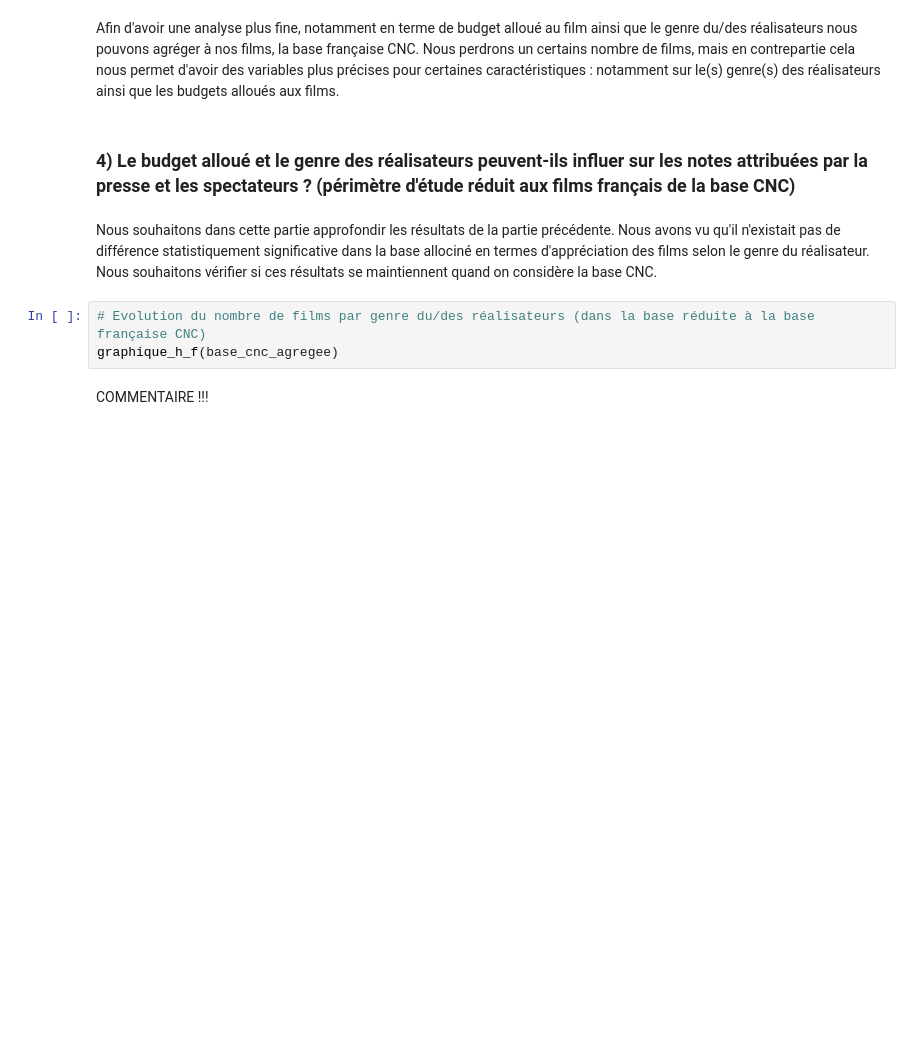
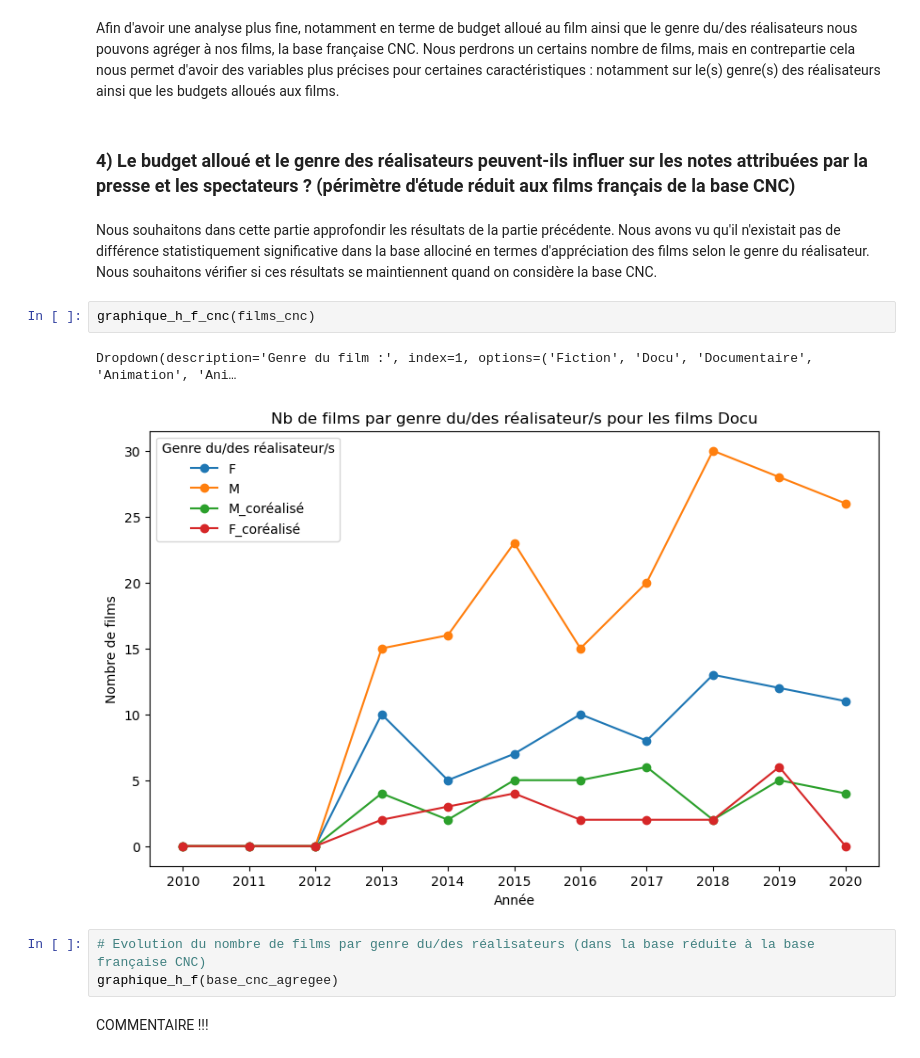
Before and after one commit to Clement-Dn/Projet_Cin-, a Jupyter notebook: Rapport_Projet_Cinema.ipynb, the cells around one changed output. Cells and saved outputs as stored; diff of their text form; blank space fills up the shorter version.

Commit message:
changement du graphique évolution

```diff
--- a/Rapport_Projet_Cinema.ipynb
+++ b/Rapport_Projet_Cinema.ipynb
@@ -380,6 +398,11 @@ Afin d'avoir une analyse plus fine, notamment en terme de budget alloué au film
 ### 4) Le budget alloué et le genre des réalisateurs peuvent-ils influer sur les notes attribuées par la presse et les spectateurs ? (périmètre d'étude réduit aux films français de la base CNC)
 # %% [markdown]
 Nous souhaitons dans cette partie approfondir les résultats de la partie précédente. Nous avons vu qu'il n'existait pas de différence statistiquement significative dans la base allociné en termes d'appréciation des films selon le genre du réalisateur. Nous souhaitons vérifier si ces résultats se maintiennent quand on considère la base CNC.
+# %%
+graphique_h_f_cnc(films_cnc)
+# %% [output]
+Dropdown(description='Genre du film :', index=1, options=('Fiction', 'Docu', 'Documentaire', 'Animation', 'Ani…
+[figure, added]
 # %%
 # Evolution du nombre de films par genre du/des réalisateurs (dans la base réduite à la base française CNC)
 graphique_h_f(base_cnc_agregee)
```
Also changed, not shown: parts of 2 cells of this notebook, 1 other file.
